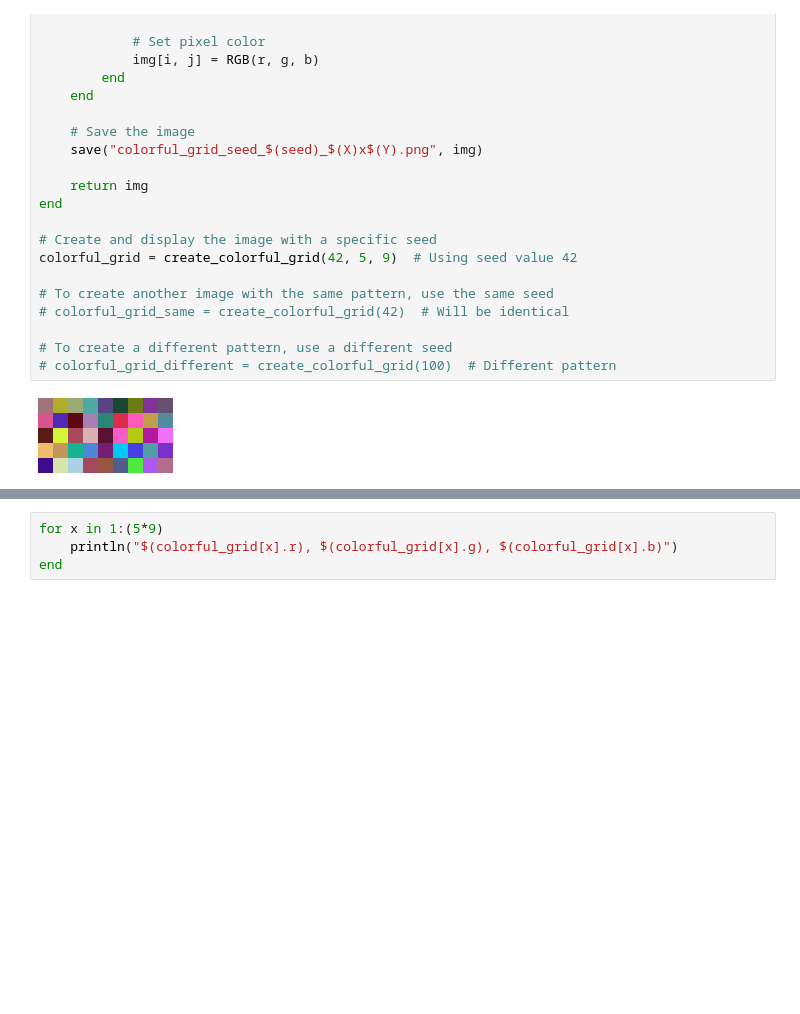
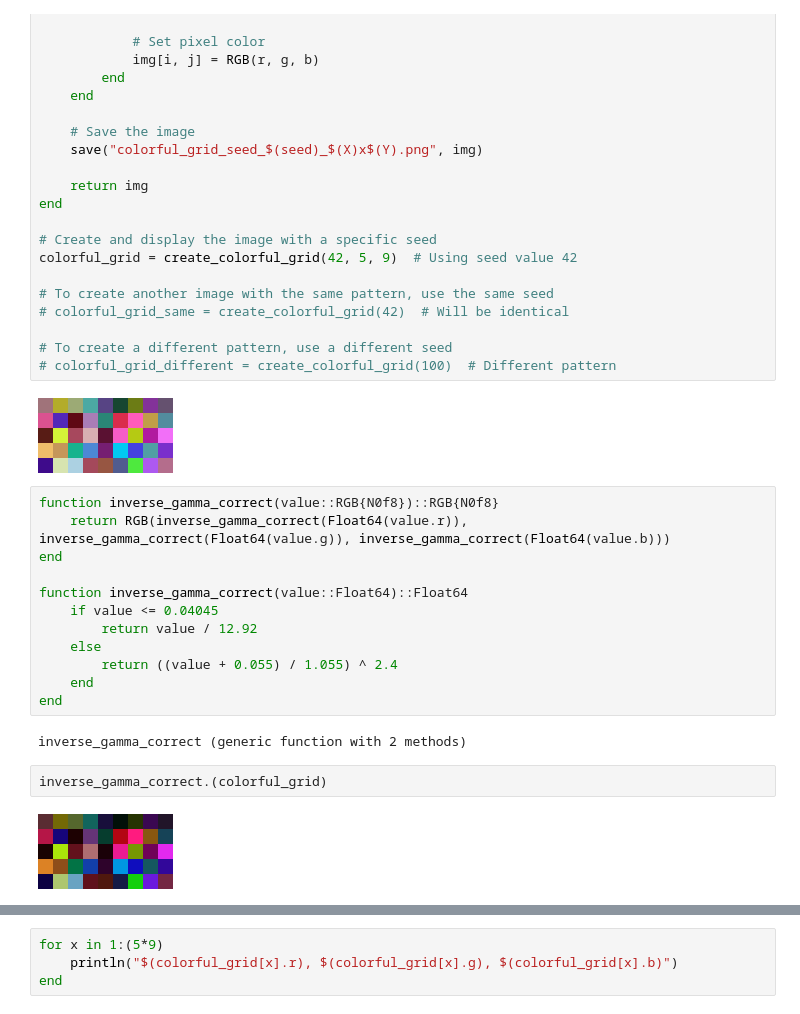
Before and after one commit to JohnBatmanMySlinky/PBRJ, a Jupyter notebook: src/notebooks/mipmap_unfuck.ipynb, the cells around one changed output, grey strips where cells are left out. Cells and saved outputs as stored; diff of their text form; blank space fills up the shorter version.

Commit message:
plotting inv gamma correct

```diff
--- a/src/notebooks/mipmap_unfuck.ipynb
+++ b/src/notebooks/mipmap_unfuck.ipynb
@@ -39,3 +39,21 @@ colorful_grid = create_colorful_grid(42, 5, 9)  # Using seed value 42
 # colorful_grid_different = create_colorful_grid(100)  # Different pattern
 # %% [output]
 [figure]
+# %%
+function inverse_gamma_correct(value::RGB{N0f8})::RGB{N0f8}
+    return RGB(inverse_gamma_correct(Float64(value.r)), inverse_gamma_correct(Float64(value.g)), inverse_gamma_correct(Float64(value.b)))
+end
+
+function inverse_gamma_correct(value::Float64)::Float64
+    if value <= 0.04045
+        return value / 12.92
+    else
+        return ((value + 0.055) / 1.055) ^ 2.4
+    end
+end
+# %% [output]
+inverse_gamma_correct (generic function with 2 methods)
+# %%
+inverse_gamma_correct.(colorful_grid)
+# %% [output]
+[figure, added]
```
Also changed, not shown: parts of 1 cell of this notebook.
